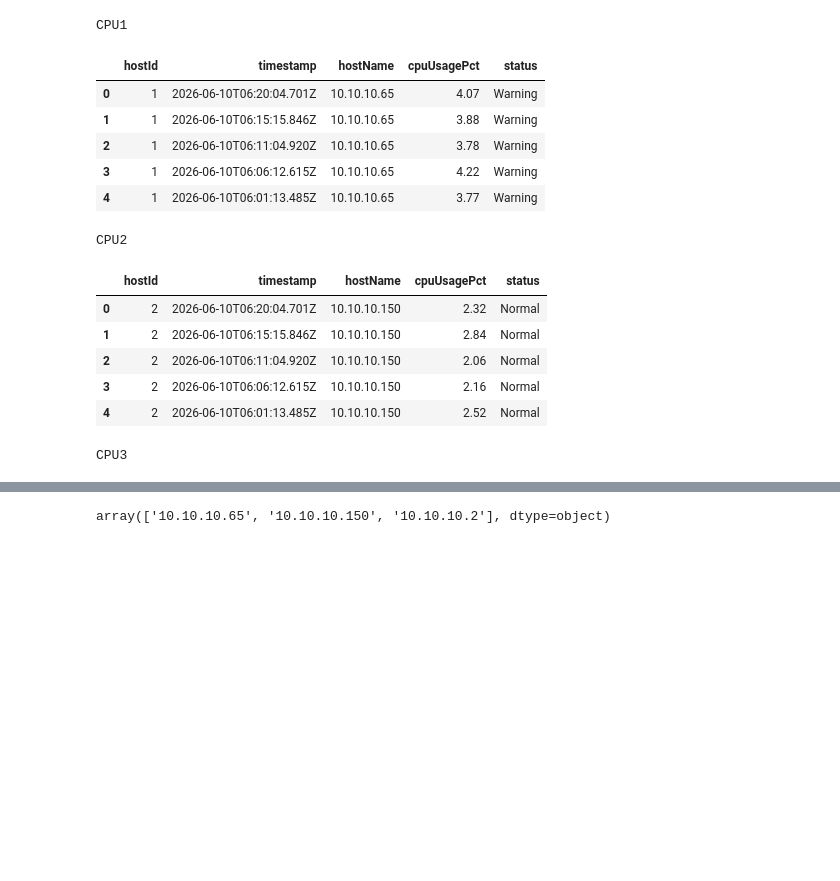
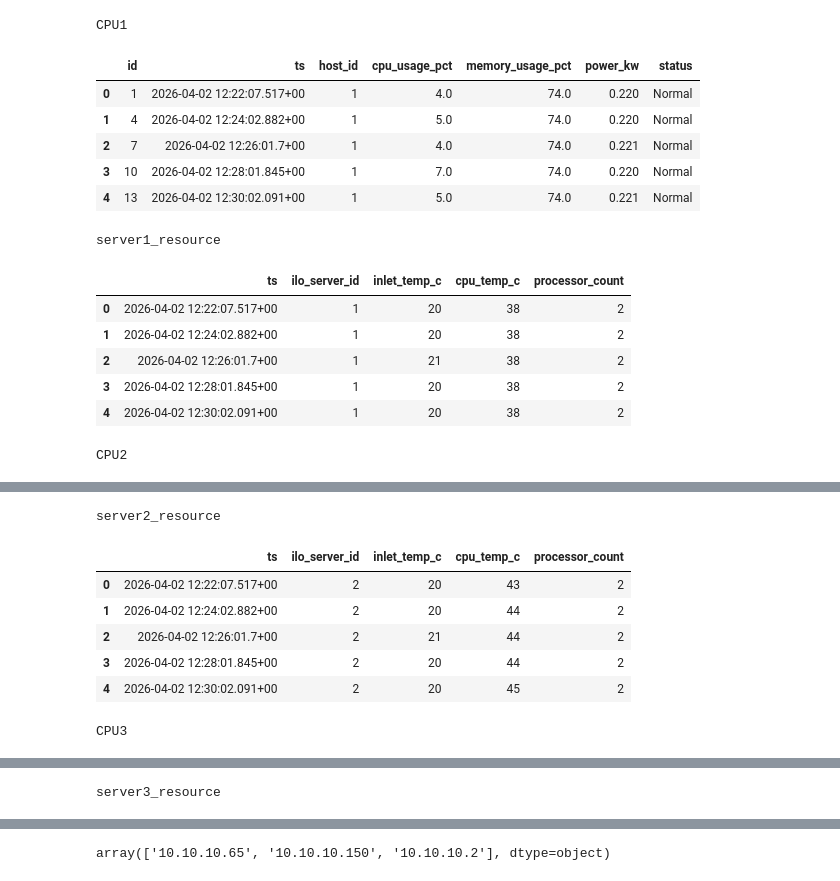
Before and after one commit to AvilashaGoswami1103/AI-Predictive-Maintenance, a Jupyter notebook: notebooks/01_data_ingestion.ipynb, the cells around one changed output, grey strips where cells are left out. Drawn from its saved outputs; the diff is of its cells as text; code cells hidden in the pictures; blank space fills up the shorter version.

```diff
--- a/notebooks/01_data_ingestion.ipynb
+++ b/notebooks/01_data_ingestion.ipynb
@@ -9,39 +9,75 @@ pd.set_option("display.max_rows", 20)
 # %%
 # Load CPU Datasets
 cpu1 = pd.read_csv(
-    r"C:\Users\Avilasha\Desktop\CPU_Predictive_Maintenance\data\Raw\DataCenter Last month data\SERVER WISE DATA\CPU DATA\superadmin-cpu-custom (1).csv"
+    r"C:\Users\Avilasha\Desktop\CPU_Predictive_Maintenance\data\Raw\Datacenter Datas\Datacenter Datas\SERVER WISE DATA\host_metrics_host1.csv"
+)
+server1_resource = pd.read_csv(
+    r"C:\Users\Avilasha\Desktop\CPU_Predictive_Maintenance\data\Raw\Datacenter Datas\Datacenter Datas\SERVER WISE DATA\ilo_server_metrics_iloserver1.csv",
+    usecols=[
+        "ts",
+        "ilo_server_id",
+        "inlet_temp_c",
+        "cpu_temp_c",
+        "processor_count"
+    ]
 )
 
 cpu2 = pd.read_csv(
-    r"C:\Users\Avilasha\Desktop\CPU_Predictive_Maintenance\data\Raw\DataCenter Last month data\SERVER WISE DATA\CPU DATA\superadmin-cpu-custom (2).csv"
+    r"C:\Users\Avilasha\Desktop\CPU_Predictive_Maintenance\data\Raw\Datacenter Datas\Datacenter Datas\SERVER WISE DATA\host_metrics_host2.csv"
+)
+server2_resource = pd.read_csv(
+    r"C:\Users\Avilasha\Desktop\CPU_Predictive_Maintenance\data\Raw\Datacenter Datas\Datacenter Datas\SERVER WISE DATA\ilo_server_metrics_iloserver2.csv",
+    usecols=[
+        "ts",
+        "ilo_server_id",
+        "inlet_temp_c",
+        "cpu_temp_c",
+        "processor_count"
+    ]
 )
 
 cpu3 = pd.read_csv(
-    r"C:\Users\Avilasha\Desktop\CPU_Predictive_Maintenance\data\Raw\DataCenter Last month data\SERVER WISE DATA\CPU DATA\superadmin-cpu-custom.csv"
+    r"C:\Users\Avilasha\Desktop\CPU_Predictive_Maintenance\data\Raw\Datacenter Datas\Datacenter Datas\SERVER WISE DATA\host_metrics_host3.csv"
 )
+server3_resource = pd.read_csv(
+    r"C:\Users\Avilasha\Desktop\CPU_Predictive_Maintenance\data\Raw\Datacenter Datas\Datacenter Datas\SERVER WISE DATA\ilo_server_metrics_iloserver3.csv",
+    usecols=[
+        "ts",
+        "ilo_server_id",
+        "inlet_temp_c",
+        "cpu_temp_c",
+        "processor_count"
+    ]
+)
 # %%
 # inspect CPU Datasets
 print("CPU1")
 display(cpu1.head())
+print("server1_resource")
+display(server1_resource.head())
 
 print("CPU2")
 display(cpu2.head())
+print("server2_resource")
+display(server2_resource.head())
 
 print("CPU3")
 display(cpu3.head())
+print("server3_resource")
+display(server3_resource.head())
 # %% [output]
 CPU1
-|  | hostId | timestamp | hostName | cpuUsagePct | status |
-| 0 | 1 | 2026-06-10T06:20:04.701Z | 10.10.10.65 | 4.07 | Warning |
-| 1 | 1 | 2026-06-10T06:15:15.846Z | 10.10.10.65 | 3.88 | Warning |
-| 2 | 1 | 2026-06-10T06:11:04.920Z | 10.10.10.65 | 3.78 | Warning |
-| 3 | 1 | 2026-06-10T06:06:12.615Z | 10.10.10.65 | 4.22 | Warning |
-| 4 | 1 | 2026-06-10T06:01:13.485Z | 10.10.10.65 | 3.77 | Warning |
+|  | id | ts | host_id | cpu_usage_pct | memory_usage_pct | power_kw | status |
+| 0 | 1 | 2026-04-02 12:22:07.517+00 | 1 | 4.0 | 74.0 | 0.220 | Normal |
+| 1 | 4 | 2026-04-02 12:24:02.882+00 | 1 | 5.0 | 74.0 | 0.220 | Normal |
+| 2 | 7 | 2026-04-02 12:26:01.7+00 | 1 | 4.0 | 74.0 | 0.221 | Normal |
+| 3 | 10 | 2026-04-02 12:28:01.845+00 | 1 | 7.0 | 74.0 | 0.220 | Normal |
+| 4 | 13 | 2026-04-02 12:30:02.091+00 | 1 | 5.0 | 74.0 | 0.221 | Normal |
-CPU2
+server1_resource
-|  | hostId | timestamp | hostName | cpuUsagePct | status |
-| 0 | 2 | 2026-06-10T06:20:04.701Z | 10.10.10.150 | 2.32 | Normal |
-| 1 | 2 | 2026-06-10T06:15:15.846Z | 10.10.10.150 | 2.84 | Normal |
-| 2 | 2 | 2026-06-10T06:11:04.920Z | 10.10.10.150 | 2.06 | Normal |
-| 3 | 2 | 2026-06-10T06:06:12.615Z | 10.10.10.150 | 2.16 | Normal |
-| 4 | 2 | 2026-06-10T06:01:13.485Z | 10.10.10.150 | 2.52 | Normal |
+|  | ts | ilo_server_id | inlet_temp_c | cpu_temp_c | processor_count |
+| 0 | 2026-04-02 12:22:07.517+00 | 1 | 20 | 38 | 2 |
+| 1 | 2026-04-02 12:24:02.882+00 | 1 | 20 | 38 | 2 |
+| 2 | 2026-04-02 12:26:01.7+00 | 1 | 21 | 38 | 2 |
+| 3 | 2026-04-02 12:28:01.845+00 | 1 | 20 | 38 | 2 |
+| 4 | 2026-04-02 12:30:02.091+00 | 1 | 20 | 38 | 2 |
-CPU3
+CPU2
@@ -53,0 +90,8 @@ CPU3
+server2_resource
+|  | ts | ilo_server_id | inlet_temp_c | cpu_temp_c | processor_count |
+| 0 | 2026-04-02 12:22:07.517+00 | 2 | 20 | 43 | 2 |
+| 1 | 2026-04-02 12:24:02.882+00 | 2 | 20 | 44 | 2 |
+| 2 | 2026-04-02 12:26:01.7+00 | 2 | 21 | 44 | 2 |
+| 3 | 2026-04-02 12:28:01.845+00 | 2 | 20 | 44 | 2 |
+| 4 | 2026-04-02 12:30:02.091+00 | 2 | 20 | 45 | 2 |
+CPU3
@@ -53,0 +104 @@ CPU3
+server3_resource
```
Also changed, not shown: parts of 12 cells of this notebook, 2 other files.
